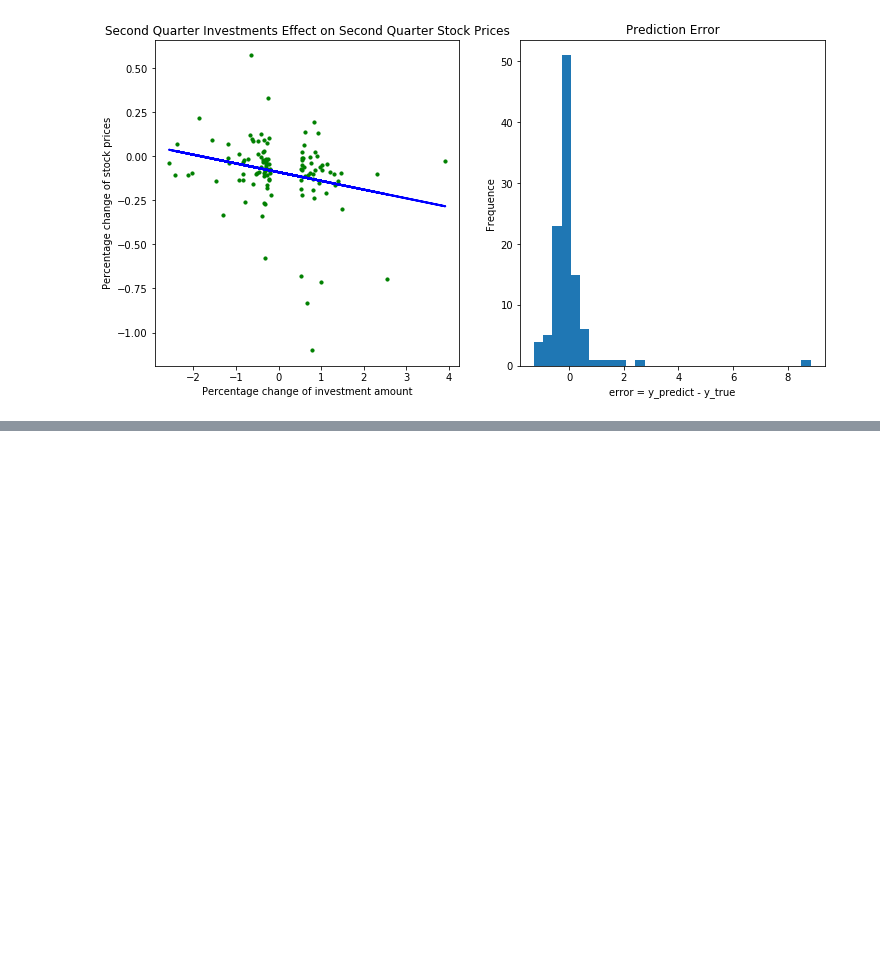
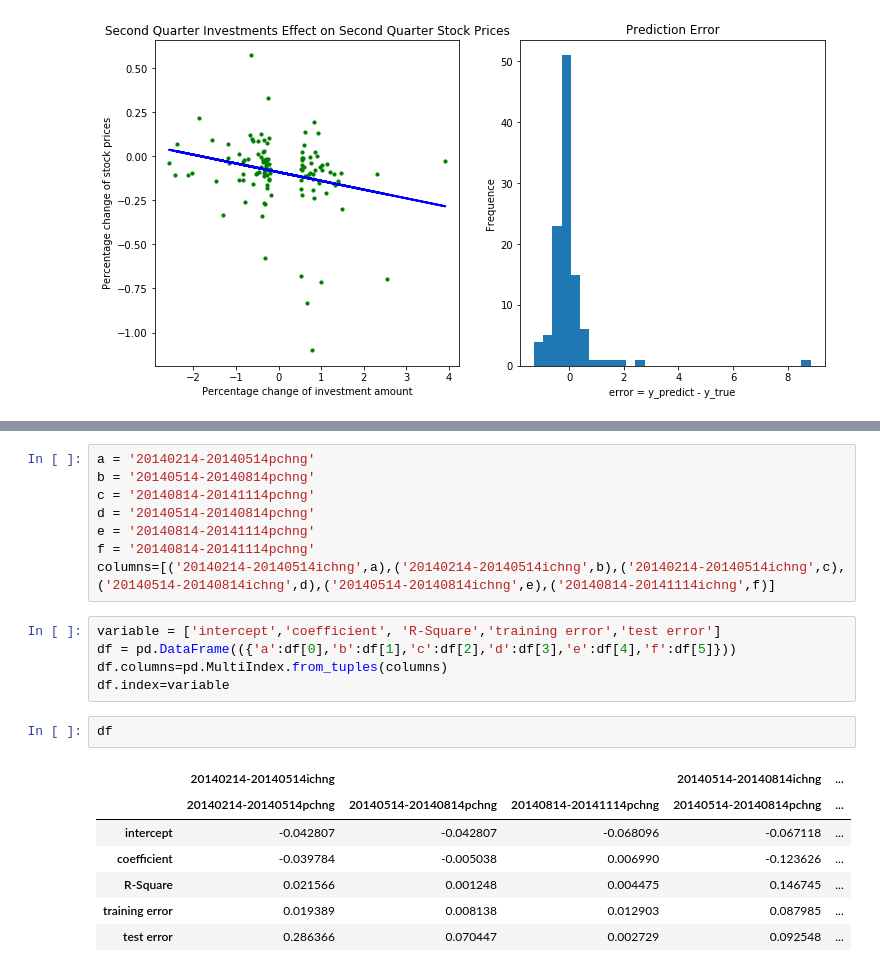
Before and after one commit to joyceccy/InfluentialInvestmentPrediction, a Jupyter notebook: RawData/LogRegression.ipynb, the cells around one changed output, grey strips where cells are left out. Cells and saved outputs as stored; diff of their text form; blank space fills up the shorter version.

```diff
--- a/RawData/LogRegression.ipynb
+++ b/RawData/LogRegression.ipynb
@@ -328,0 +448,23 @@ X
+# %%
+a = '20140214-20140514pchng'
+b = '20140514-20140814pchng'
+c = '20140814-20141114pchng'
+d = '20140514-20140814pchng'
+e = '20140814-20141114pchng'
+f = '20140814-20141114pchng'
+columns=[('20140214-20140514ichng',a),('20140214-20140514ichng',b),('20140214-20140514ichng',c),('20140514-20140814ichng',d),('20140514-20140814ichng',e),('20140814-20141114ichng',f)]
+# %%
+variable = ['intercept','coefficient', 'R-Square','training error','test error']
+df = pd.DataFrame(({'a':df[0],'b':df[1],'c':df[2],'d':df[3],'e':df[4],'f':df[5]}))
+df.columns=pd.MultiIndex.from_tuples(columns)
+df.index=variable
+# %%
+df
+# %% [output]
+|  | 20140214-20140514ichng |  |  | 20140514-20140814ichng | ... |
+|  | 20140214-20140514pchng | 20140514-20140814pchng | 20140814-20141114pchng | 20140514-20140814pchng | ... |
+| intercept | -0.042807 | -0.042807 | -0.068096 | -0.067118 | ... |
+| coefficient | -0.039784 | -0.005038 | 0.006990 | -0.123626 | ... |
+| R-Square | 0.021566 | 0.001248 | 0.004475 | 0.146745 | ... |
+| training error | 0.019389 | 0.008138 | 0.012903 | 0.087985 | ... |
+| test error | 0.286366 | 0.070447 | 0.002729 | 0.092548 | ... |
```
Also changed, not shown: parts of 21 cells of this notebook.
